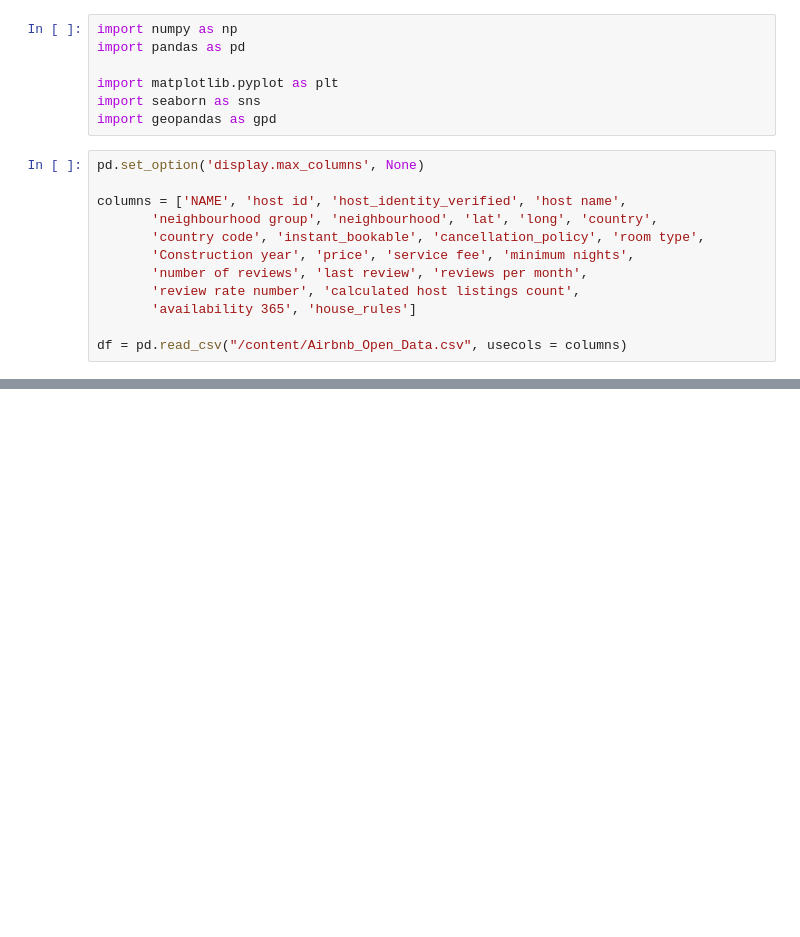
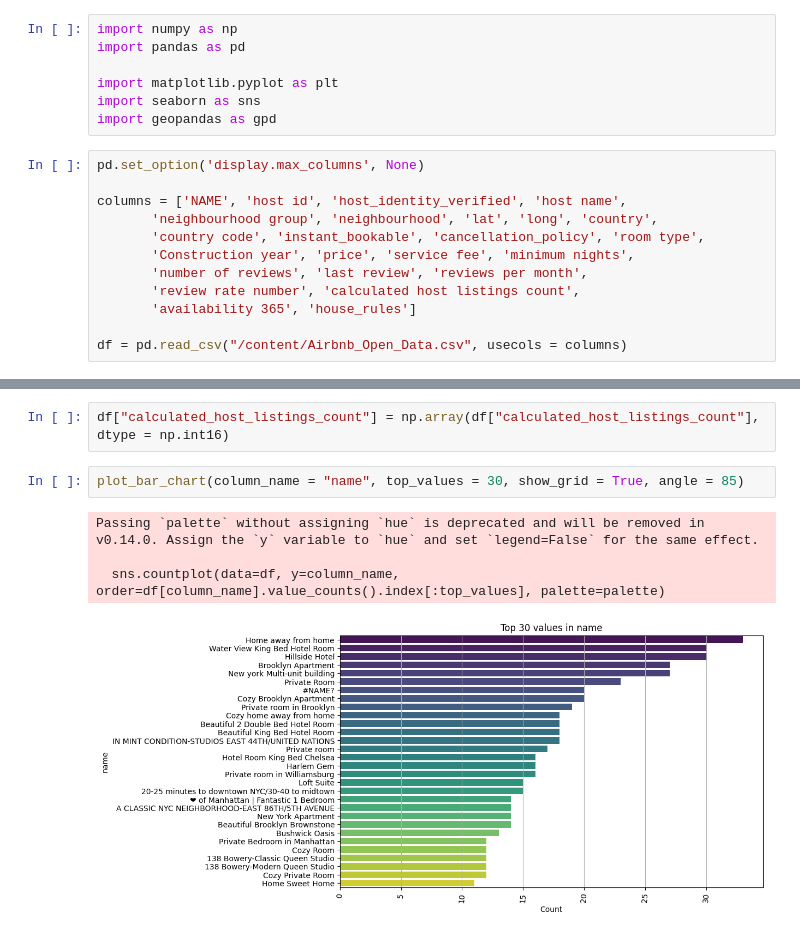
Before and after one commit to tmy-datamesa/airbnb, a Jupyter notebook: airbnb_EDA.ipynb, the cells around one changed output, grey strips where cells are left out. Drawn from its saved outputs; the diff is of its cells as text; blank space fills up the shorter version.

```diff
--- a/airbnb_EDA.ipynb
+++ b/airbnb_EDA.ipynb
@@ -29,0 +290,9 @@ df.head(3)
+# %%
+df["calculated_host_listings_count"] = np.array(df["calculated_host_listings_count"], dtype = np.int16)
+# %%
+plot_bar_chart(column_name = "name", top_values = 30, show_grid = True, angle = 85)
+# %% [output]
+Passing `palette` without assigning `hue` is deprecated and will be removed in v0.14.0. Assign the `y` variable to `hue` and set `legend=False` for the same effect.
+
+  sns.countplot(data=df, y=column_name, order=df[column_name].value_counts().index[:top_values], palette=palette)
+[figure, added]
```
Also changed, not shown: parts of 29 cells of this notebook.
